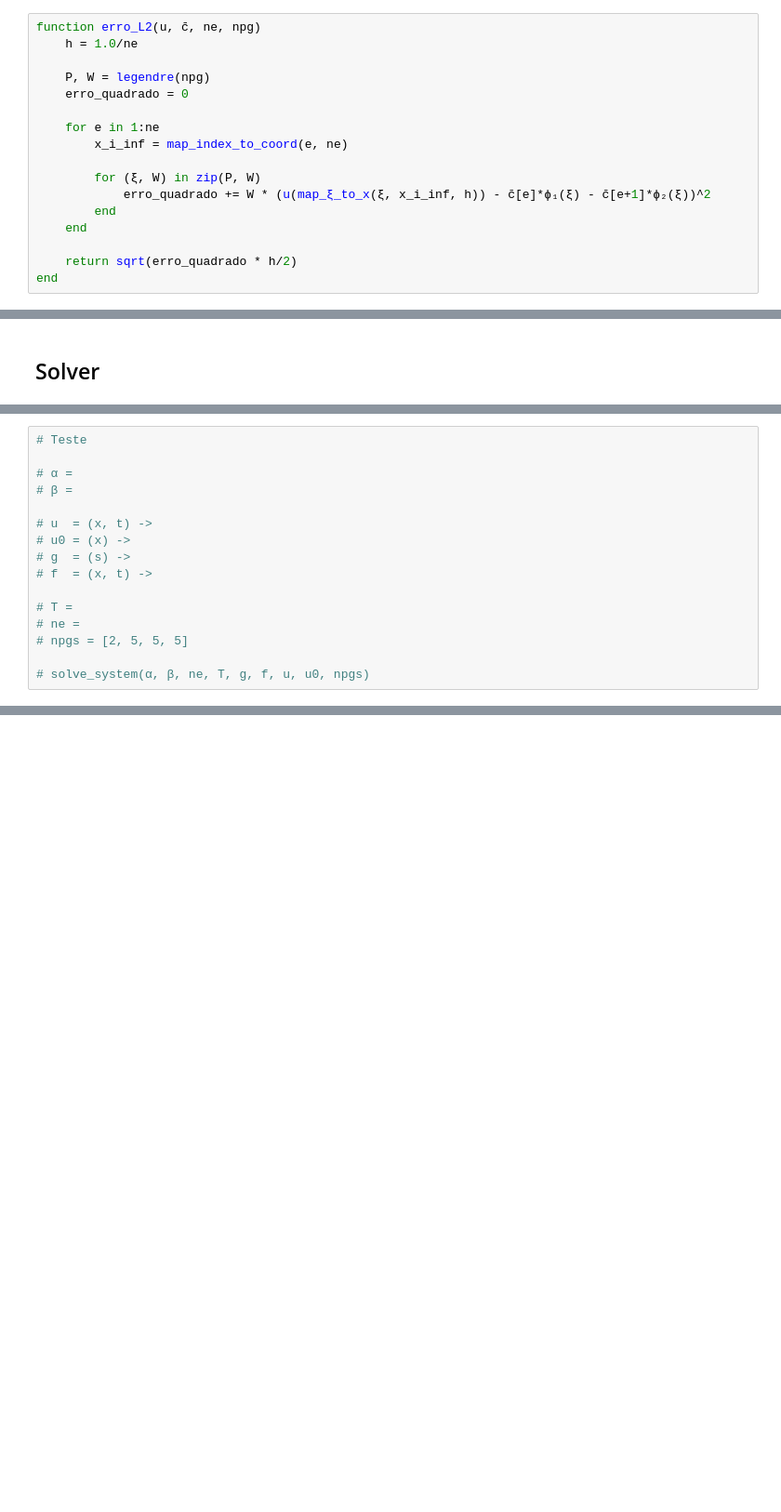
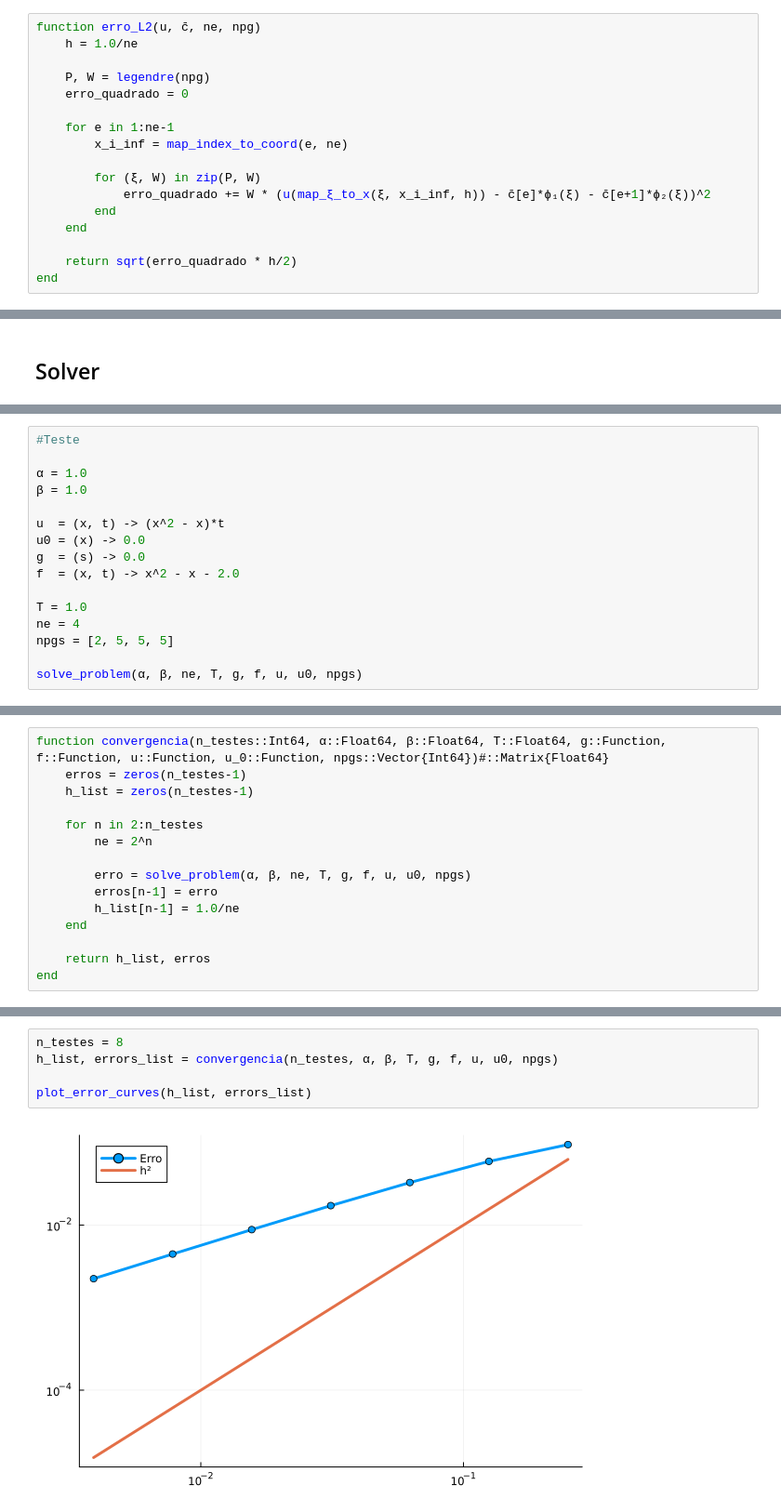
Before and after one commit to CarlosEduardoValladares/Elementos-Finitos-2024.2, a Jupyter notebook: trabalho_final.ipynb, the cells around one changed output, grey strips where cells are left out. Shown at 93% size. Cells and saved outputs as stored; diff of their text form; blank space fills up the shorter version.

Commit message:
Implementado um teste e estudo de convergência
Verificar bugs que estão afetando a convergência

```diff
--- a/trabalho_final.ipynb
+++ b/trabalho_final.ipynb
@@ -128,7 +128,7 @@ function erro_L2(u, c̄, ne, npg)
     P, W = legendre(npg)
     erro_quadrado = 0
 
-    for e in 1:ne
+    for e in 1:ne-1
         x_i_inf = map_index_to_coord(e, ne)
 
         for (ξ, W) in zip(P, W)
@@ -309,16 +320,16 @@ solve_system (generic function with 1 method)
 # %%
-# Teste
+#Teste
 
-# α =
-# β =
+α = 1.0
+β = 1.0
 
-# u  = (x, t) ->
-# u0 = (x) ->
-# g  = (s) ->
-# f  = (x, t) ->
+u  = (x, t) -> (x^2 - x)*t
+u0 = (x) -> 0.0
+g  = (s) -> 0.0
+f  = (x, t) -> x^2 - x - 2.0
 
-# T =
-# ne =
-# npgs = [2, 5, 5, 5]
+T = 1.0
+ne = 4
+npgs = [2, 5, 5, 5]
 
-# solve_system(α, β, ne, T, g, f, u, u0, npgs)
+solve_problem(α, β, ne, T, g, f, u, u0, npgs)
@@ -324,0 +338,15 @@ solve_system (generic function with 1 method)
+# %%
+function convergencia(n_testes::Int64, α::Float64, β::Float64, T::Float64, g::Function, f::Function, u::Function, u_0::Function, npgs::Vector{Int64})#::Matrix{Float64}
+    erros = zeros(n_testes-1)
+    h_list = zeros(n_testes-1)
+
+    for n in 2:n_testes
+        ne = 2^n
+
+        erro = solve_problem(α, β, ne, T, g, f, u, u0, npgs)
+        erros[n-1] = erro
+        h_list[n-1] = 1.0/ne
+    end
+
+    return h_list, erros
+end
@@ -324,0 +355,7 @@ solve_system (generic function with 1 method)
+# %%
+n_testes = 8
+h_list, errors_list = convergencia(n_testes, α, β, T, g, f, u, u0, npgs)
+
+plot_error_curves(h_list, errors_list)
+# %% [output]
+[figure, added]
```
Also changed, not shown: parts of 5 cells of this notebook.
